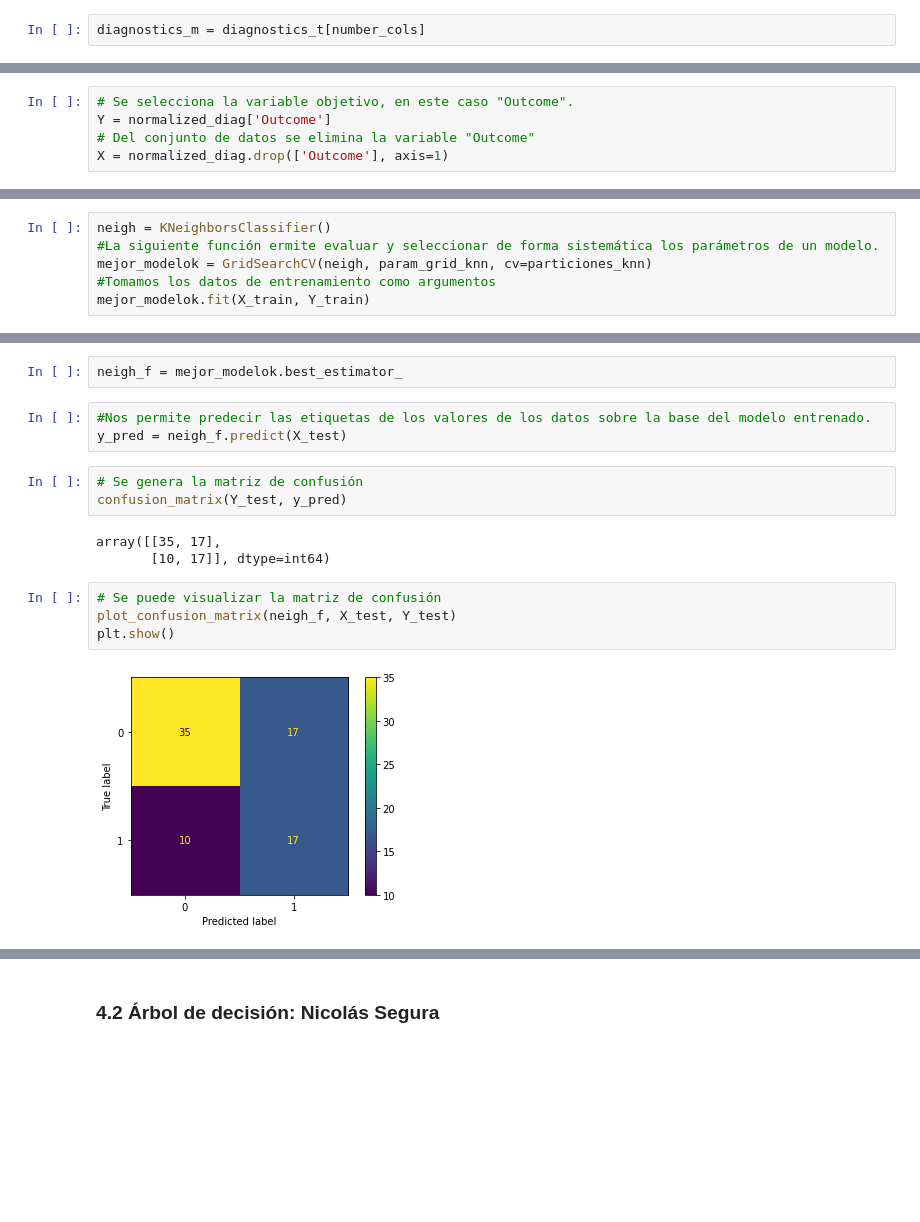
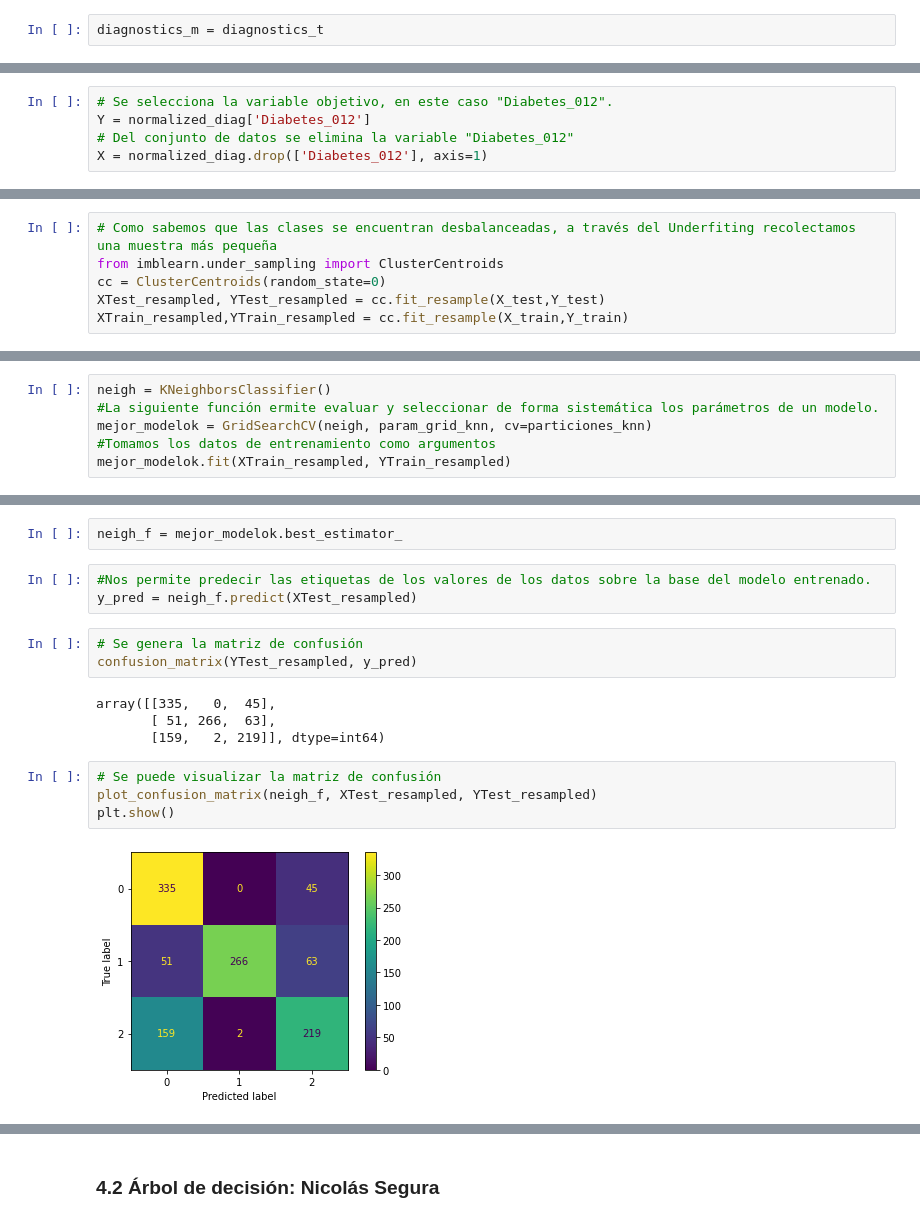
Before and after one commit to drvillota/Laboratorio-1, a Jupyter notebook: Taller1.1.ipynb, the cells around one changed output, grey strips where cells are left out. Saved outputs shown, nothing was run; the diff lists cells and outputs as text; blank space fills up the shorter version.

```diff
--- a/Taller1.1.ipynb
+++ b/Taller1.1.ipynb
@@ -213,2 +222,2 @@ Index(['Pregnancies', 'Glucose', 'BloodPressure', 'SkinThickness', 'Insulin',
 # %%
-diagnostics_m = diagnostics_t[number_cols]
+diagnostics_m = diagnostics_t
@@ -240,10 +247,16 @@ scaler = StandardScaler()
 normalized_diag = scaler.fit_transform(diagnostics_m)
 normalized_diag = pd.DataFrame(data=diagnostics_m,columns=diagnostics_m.columns)
 # %%
-# Se selecciona la variable objetivo, en este caso "Outcome".
-Y = normalized_diag['Outcome']
-# Del conjunto de datos se elimina la variable "Outcome"
-X = normalized_diag.drop(['Outcome'], axis=1)
+# Se selecciona la variable objetivo, en este caso "Diabetes_012".
+Y = normalized_diag['Diabetes_012']
+# Del conjunto de datos se elimina la variable "Diabetes_012"
+X = normalized_diag.drop(['Diabetes_012'], axis=1)
 # %%
 # Dividir los datos en entrenamiento y test
 X_train, X_test, Y_train, Y_test = train_test_split(X, Y, test_size=0.2, random_state=seed)
+# %%
+# Como sabemos que las clases se encuentran desbalanceadas, a través del Underfiting recolectamos una muestra más pequeña
+from imblearn.under_sampling import ClusterCentroids
+cc = ClusterCentroids(random_state=0)
+XTest_resampled, YTest_resampled = cc.fit_resample(X_test,Y_test)
+XTrain_resampled,YTrain_resampled = cc.fit_resample(X_train,Y_train)
@@ -258,7 +278,7 @@ neigh = KNeighborsClassifier()
 #La siguiente función ermite evaluar y seleccionar de forma sistemática los parámetros de un modelo.
 mejor_modelok = GridSearchCV(neigh, param_grid_knn, cv=particiones_knn)
 #Tomamos los datos de entrenamiento como argumentos
-mejor_modelok.fit(X_train, Y_train)
+mejor_modelok.fit(XTrain_resampled, YTrain_resampled)
 # %% [output]
 GridSearchCV(cv=KFold(n_splits=10, random_state=161, shuffle=True),
              estimator=KNeighborsClassifier(),
@@ -273,18 +293,19 @@ mejor_modelok.best_params_
 neigh_f = mejor_modelok.best_estimator_
 # %%
 #Nos permite predecir las etiquetas de los valores de los datos sobre la base del modelo entrenado.
-y_pred = neigh_f.predict(X_test)
+y_pred = neigh_f.predict(XTest_resampled)
 # %%
 # Se genera la matriz de confusión
-confusion_matrix(Y_test, y_pred)
+confusion_matrix(YTest_resampled, y_pred)
 # %% [output]
-array([[35, 17],
-       [10, 17]], dtype=int64)
+array([[335,   0,  45],
+       [ 51, 266,  63],
+       [159,   2, 219]], dtype=int64)
 # %%
 # Se puede visualizar la matriz de confusión
-plot_confusion_matrix(neigh_f, X_test, Y_test)
+plot_confusion_matrix(neigh_f, XTest_resampled, YTest_resampled)
 plt.show()
 # %% [output]
-[figure, old version]
+[figure, new version]
 # %%
 # Mostrar reporte de clasificación
```
Also changed, not shown: parts of 40 cells of this notebook, 4 other files.
